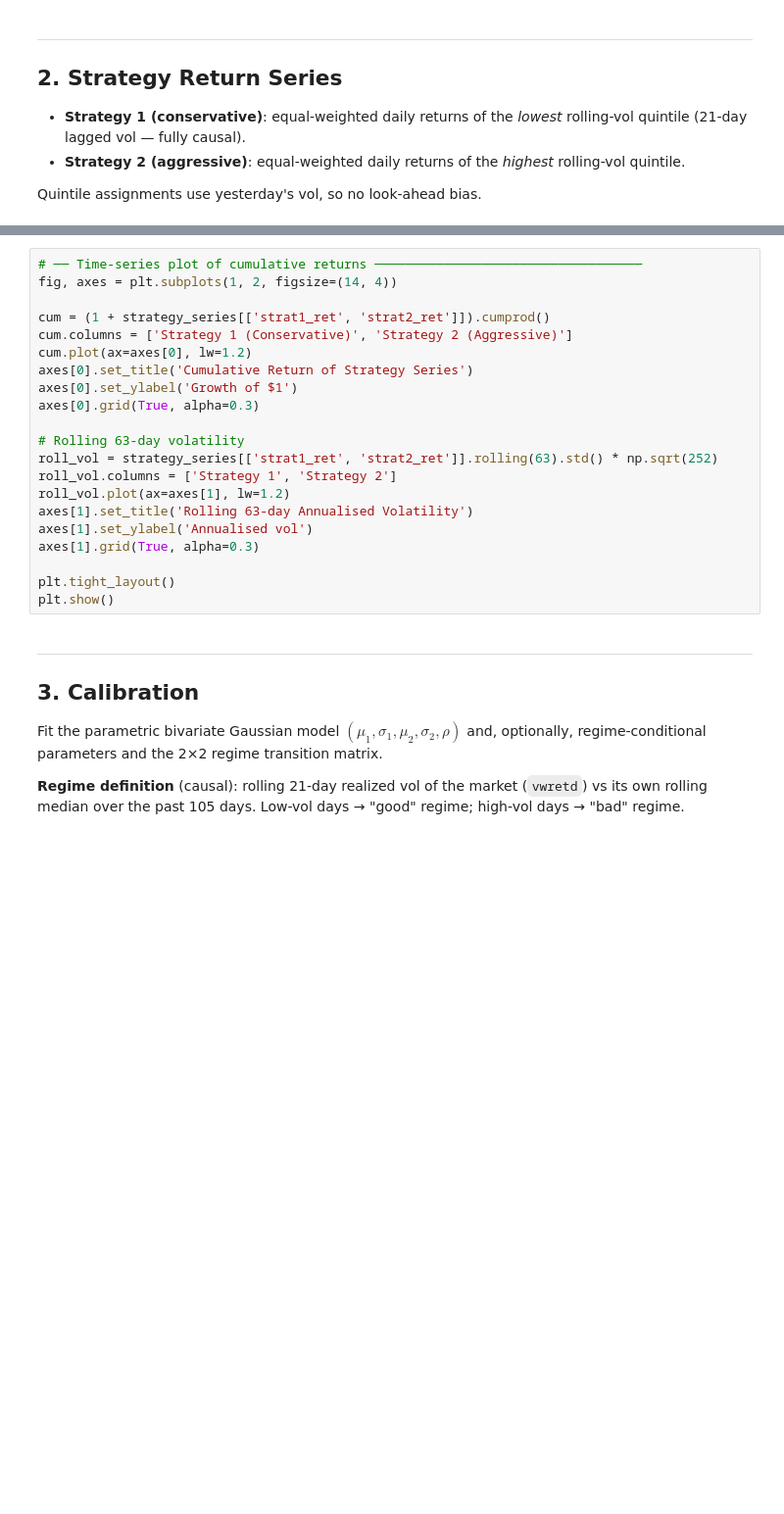
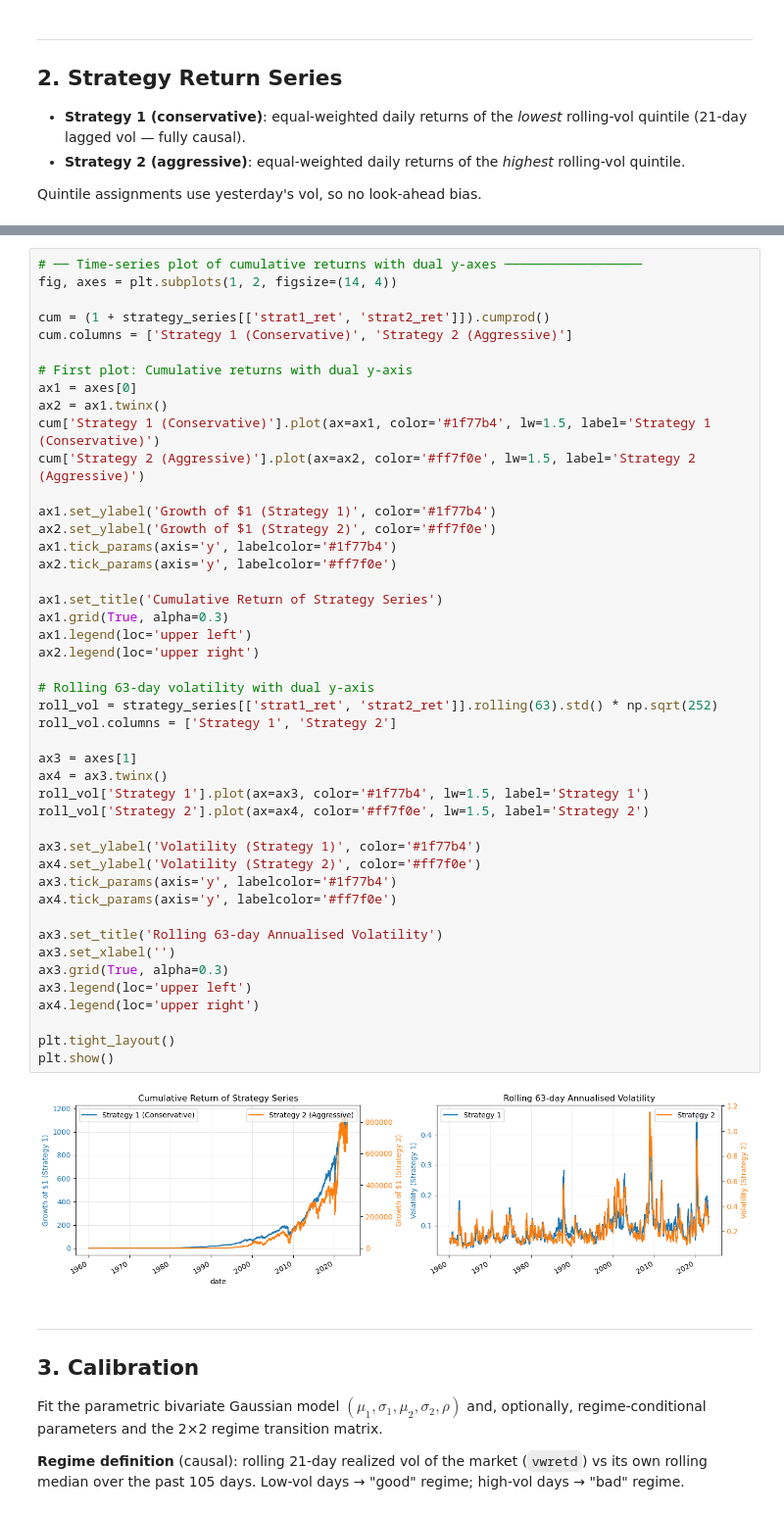
Before and after one commit to malhusseini/RL-book, a Jupyter notebook: Project/CME241_Final_Project_Phase_2.ipynb, the cells around one changed output, grey strips where cells are left out. Shown at 98% size. Cells and saved outputs as stored; diff of their text form; blank space fills up the shorter version.

```diff
--- a/Project/CME241_Final_Project_Phase_2.ipynb
+++ b/Project/CME241_Final_Project_Phase_2.ipynb
@@ -117,24 +165,50 @@ print(strategy_series[['strat1_ret', 'strat2_ret']].describe().to_string())
 # %%
-# ── Time-series plot of cumulative returns ───────────────────────────────────
+# ── Time-series plot of cumulative returns with dual y-axes ──────────────────
 fig, axes = plt.subplots(1, 2, figsize=(14, 4))
 
 cum = (1 + strategy_series[['strat1_ret', 'strat2_ret']]).cumprod()
 cum.columns = ['Strategy 1 (Conservative)', 'Strategy 2 (Aggressive)']
-cum.plot(ax=axes[0], lw=1.2)
-axes[0].set_title('Cumulative Return of Strategy Series')
-axes[0].set_ylabel('Growth of $1')
-axes[0].grid(True, alpha=0.3)
 
-# Rolling 63-day volatility
+# First plot: Cumulative returns with dual y-axis
+ax1 = axes[0]
+ax2 = ax1.twinx()
+cum['Strategy 1 (Conservative)'].plot(ax=ax1, color='#1f77b4', lw=1.5, label='Strategy 1 (Conservative)')
+cum['Strategy 2 (Aggressive)'].plot(ax=ax2, color='#ff7f0e', lw=1.5, label='Strategy 2 (Aggressive)')
+
+ax1.set_ylabel('Growth of $1 (Strategy 1)', color='#1f77b4')
+ax2.set_ylabel('Growth of $1 (Strategy 2)', color='#ff7f0e')
+ax1.tick_params(axis='y', labelcolor='#1f77b4')
+ax2.tick_params(axis='y', labelcolor='#ff7f0e')
+
+ax1.set_title('Cumulative Return of Strategy Series')
+ax1.grid(True, alpha=0.3)
+ax1.legend(loc='upper left')
+ax2.legend(loc='upper right')
+
+# Rolling 63-day volatility with dual y-axis
 roll_vol = strategy_series[['strat1_ret', 'strat2_ret']].rolling(63).std() * np.sqrt(252)
 roll_vol.columns = ['Strategy 1', 'Strategy 2']
-roll_vol.plot(ax=axes[1], lw=1.2)
-axes[1].set_title('Rolling 63-day Annualised Volatility')
-axes[1].set_ylabel('Annualised vol')
-axes[1].grid(True, alpha=0.3)
+
+ax3 = axes[1]
+ax4 = ax3.twinx()
+roll_vol['Strategy 1'].plot(ax=ax3, color='#1f77b4', lw=1.5, label='Strategy 1')
+roll_vol['Strategy 2'].plot(ax=ax4, color='#ff7f0e', lw=1.5, label='Strategy 2')
+
+ax3.set_ylabel('Volatility (Strategy 1)', color='#1f77b4')
+ax4.set_ylabel('Volatility (Strategy 2)', color='#ff7f0e')
+ax3.tick_params(axis='y', labelcolor='#1f77b4')
+ax4.tick_params(axis='y', labelcolor='#ff7f0e')
+
+ax3.set_title('Rolling 63-day Annualised Volatility')
+ax3.set_xlabel('')
+ax3.grid(True, alpha=0.3)
+ax3.legend(loc='upper left')
+ax4.legend(loc='upper right')
 
 plt.tight_layout()
 plt.show()
+# %% [output]
+[figure, added]
 # %% [markdown]
 ---
 ## 3. Calibration
```
Also changed, not shown: parts of 13 cells of this notebook, 28 other files.
